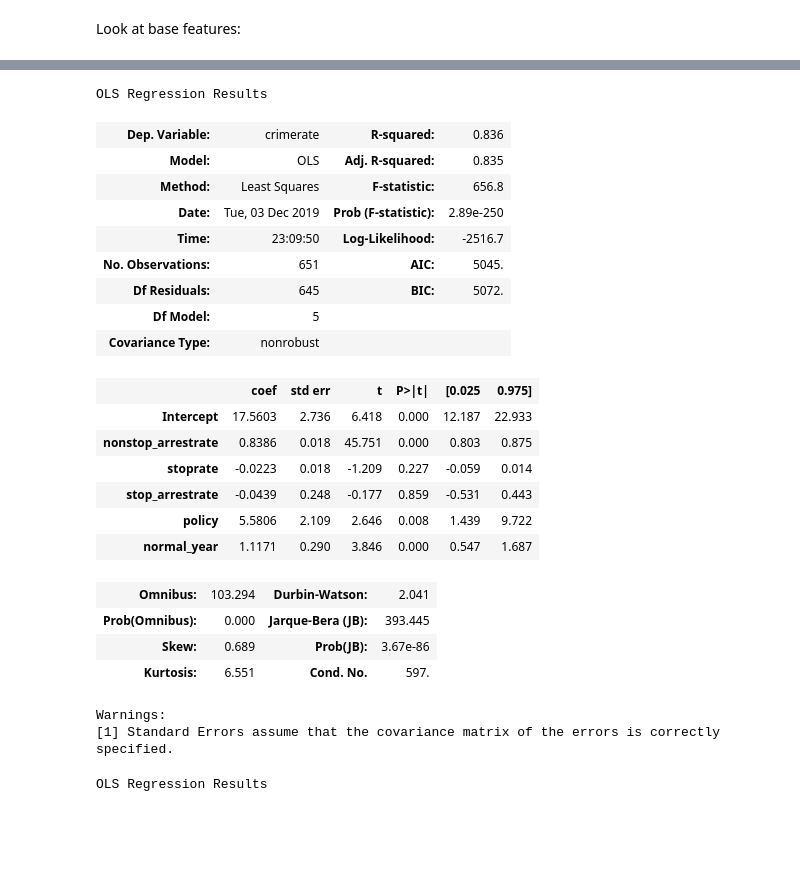
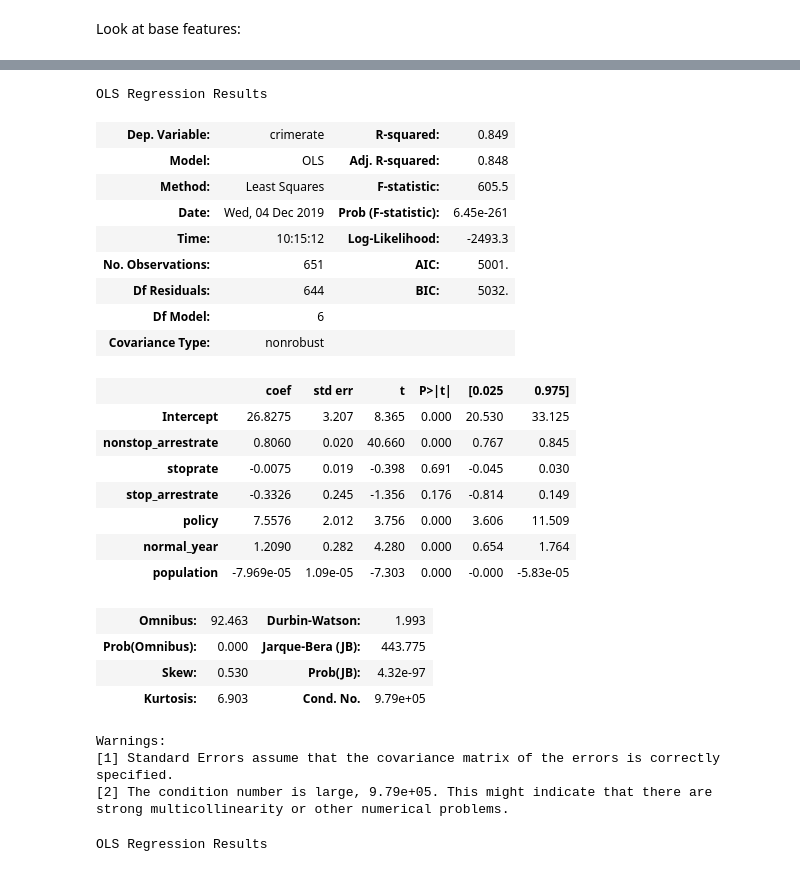
Before and after one commit to anilca-lab/FIS-Mod4-Project, a Jupyter notebook: brad_modeling.ipynb, the cells around one changed output, grey strips where cells are left out. Drawn from its saved outputs; the diff is of its cells as text; code cells hidden in the pictures; blank space fills up the shorter version.

Commit message:
more modeling

```diff
--- a/brad_modeling.ipynb
+++ b/brad_modeling.ipynb
@@ -119,31 +119,34 @@ Warnings:
 strong multicollinearity or other numerical problems.
 # %%
-x_vars = ['nonstop_arrestrate','stoprate','stop_arrestrate','policy','normal_year']
+x_vars = ['nonstop_arrestrate','stoprate','stop_arrestrate','policy','normal_year','population']
 dm.run_ols(df, x_vars, 'crimerate')['result'].summary()
 # %% [output]
 OLS Regression Results
-| Dep. Variable: | crimerate | R-squared: | 0.836 |
-| Model: | OLS | Adj. R-squared: | 0.835 |
-| Method: | Least Squares | F-statistic: | 656.8 |
-| Date: | Tue, 03 Dec 2019 | Prob (F-statistic): | 2.89e-250 |
-| Time: | 23:09:50 | Log-Likelihood: | -2516.7 |
-| No. Observations: | 651 | AIC: | 5045. |
-| Df Residuals: | 645 | BIC: | 5072. |
-| Df Model: | 5 |  |  |
+| Dep. Variable: | crimerate | R-squared: | 0.849 |
+| Model: | OLS | Adj. R-squared: | 0.848 |
+| Method: | Least Squares | F-statistic: | 605.5 |
+| Date: | Wed, 04 Dec 2019 | Prob (F-statistic): | 6.45e-261 |
+| Time: | 10:15:12 | Log-Likelihood: | -2493.3 |
+| No. Observations: | 651 | AIC: | 5001. |
+| Df Residuals: | 644 | BIC: | 5032. |
+| Df Model: | 6 |  |  |
 | Covariance Type: | nonrobust |  |  |
 |  | coef | std err | t | P>|t| | [0.025 | 0.975] |
-| Intercept | 17.5603 | 2.736 | 6.418 | 0.000 | 12.187 | 22.933 |
-| nonstop_arrestrate | 0.8386 | 0.018 | 45.751 | 0.000 | 0.803 | 0.875 |
-| stoprate | -0.0223 | 0.018 | -1.209 | 0.227 | -0.059 | 0.014 |
-| stop_arrestrate | -0.0439 | 0.248 | -0.177 | 0.859 | -0.531 | 0.443 |
-| policy | 5.5806 | 2.109 | 2.646 | 0.008 | 1.439 | 9.722 |
-| normal_year | 1.1171 | 0.290 | 3.846 | 0.000 | 0.547 | 1.687 |
+| Intercept | 26.8275 | 3.207 | 8.365 | 0.000 | 20.530 | 33.125 |
+| nonstop_arrestrate | 0.8060 | 0.020 | 40.660 | 0.000 | 0.767 | 0.845 |
+| stoprate | -0.0075 | 0.019 | -0.398 | 0.691 | -0.045 | 0.030 |
+| stop_arrestrate | -0.3326 | 0.245 | -1.356 | 0.176 | -0.814 | 0.149 |
+| policy | 7.5576 | 2.012 | 3.756 | 0.000 | 3.606 | 11.509 |
+| normal_year | 1.2090 | 0.282 | 4.280 | 0.000 | 0.654 | 1.764 |
+| population | -7.969e-05 | 1.09e-05 | -7.303 | 0.000 | -0.000 | -5.83e-05 |
-| Omnibus: | 103.294 | Durbin-Watson: | 2.041 |
-| Prob(Omnibus): | 0.000 | Jarque-Bera (JB): | 393.445 |
-| Skew: | 0.689 | Prob(JB): | 3.67e-86 |
-| Kurtosis: | 6.551 | Cond. No. | 597. |
+| Omnibus: | 92.463 | Durbin-Watson: | 1.993 |
+| Prob(Omnibus): | 0.000 | Jarque-Bera (JB): | 443.775 |
+| Skew: | 0.530 | Prob(JB): | 4.32e-97 |
+| Kurtosis: | 6.903 | Cond. No. | 9.79e+05 |
 Warnings:
 [1] Standard Errors assume that the covariance matrix of the errors is correctly specified.
+[2] The condition number is large, 9.79e+05. This might indicate that there are
+strong multicollinearity or other numerical problems.
 # %%
 x_vars = ['population','nonstop_arrestrate']
 results = dm.run_ols(df, x_vars, 'crimerate')
```
Also changed, not shown: parts of 3 cells of this notebook, 1 other file.
